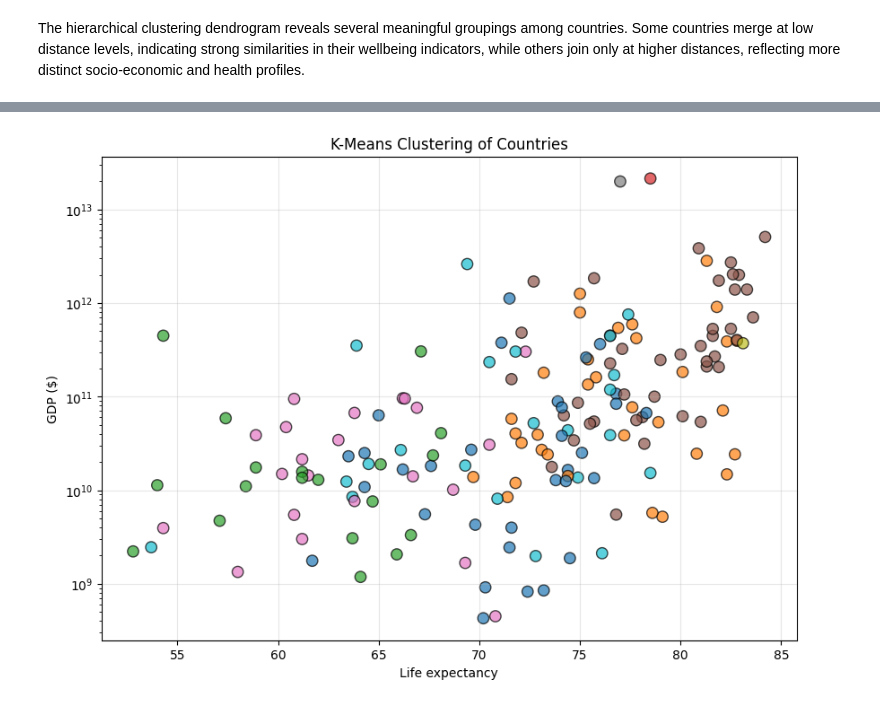
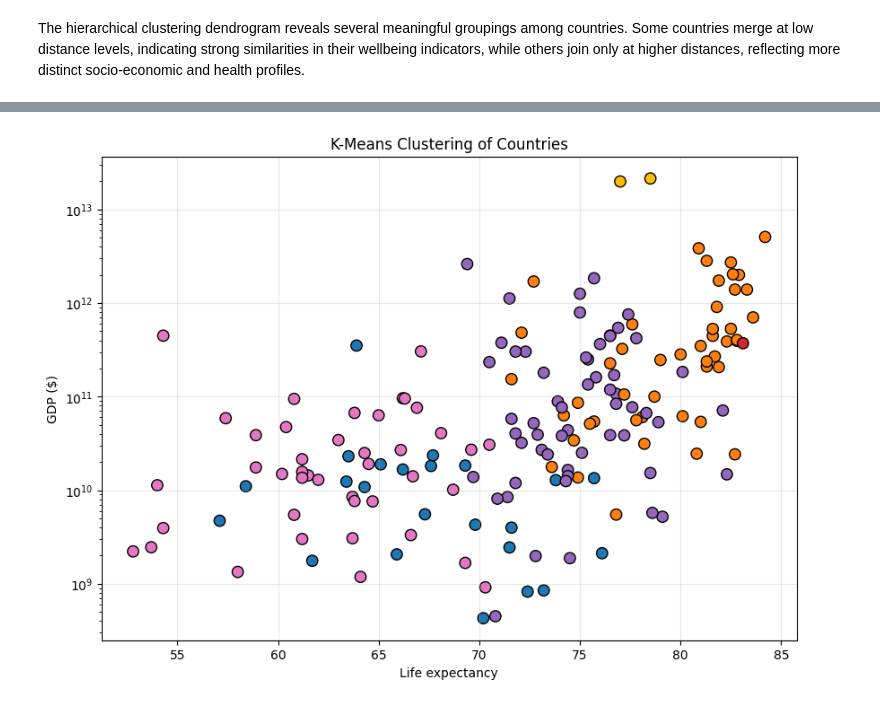
Before and after one commit to valeria-molino/The-Data-of-well-being, a Jupyter notebook: The_Data_of_Well_being.ipynb, the cells around one changed output, grey strips where cells are left out. Saved outputs shown, nothing was run; the diff lists cells and outputs as text; code cells hidden in the pictures.

```diff
--- a/The_Data_of_Well_being.ipynb
+++ b/The_Data_of_Well_being.ipynb
@@ -388,16 +391,27 @@ plt.show()
+# %%
+# K-Means
+model = KMeans(n_clusters=6, random_state=42)
+model.fit(X_scaled)
+labels = model.predict(X_scaled)
 # %%
-# K-Means
-model = KMeans(n_clusters=6, random_state=42)
-kmeans.fit(X_scaled)
-labels = kmeans.predict(X_scaled)
+cluster_colors = [
+    "#1f77b4",
+    "#9467bd",
+    "#e377c2",
+    "#d62728",
+    "#ff7f0e",
+    "#ffbf00"
+]
+
 plt.figure(figsize=(10,7))
 plt.scatter(df['Life expectancy'], df['GDP ($)'],
-            c=labels, cmap='tab10', s=80, alpha=0.7, edgecolor='k')
+            cmap=ListedColormap(cluster_colors),
+            c=labels, s=80, edgecolor='k')
 plt.title('K-Means Clustering of Countries')
 plt.xlabel('Life expectancy')
 plt.ylabel('GDP ($)')
 plt.yscale('log')
 plt.grid(alpha=0.3)
 plt.show()
 # %% [output]
-[figure, old version]
+[figure, new version]
```
Also changed, not shown: parts of 6 cells of this notebook.
